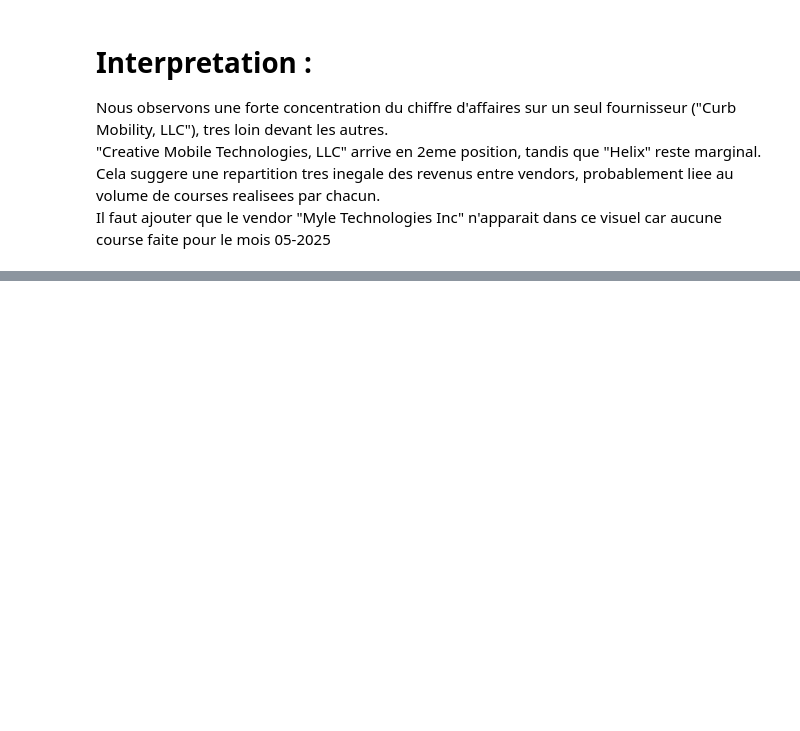
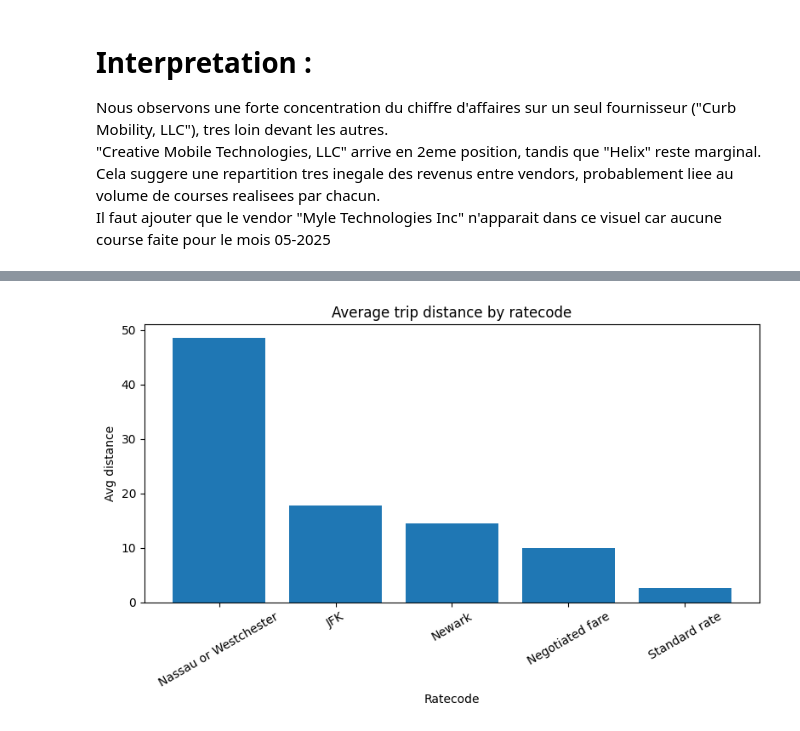
Before and after one commit to churre-cytech/projet_big_data_cytech_25, a Jupyter notebook: ex04_dashboard/ex04_eda.ipynb, the cells around one changed output, grey strips where cells are left out. Saved outputs shown, nothing was run; the diff lists cells and outputs as text; code cells hidden in the pictures; blank space fills up the shorter version.

```diff
--- a/ex04_dashboard/ex04_eda.ipynb
+++ b/ex04_dashboard/ex04_eda.ipynb
@@ -101,0 +104,11 @@ Il faut ajouter que le vendor "Myle Technologies Inc" n'apparait dans ce visuel
+# %%
+query_average_distance_ratecode = """
+SELECT r.ratecode_name, AVG(f.trip_distance) AS avg_distance
+FROM fact_trip f
+JOIN dim_ratecode r ON f.ratecode_id = r.ratecode_id
+GROUP BY r.ratecode_name
+ORDER BY avg_distance DESC;
+"""
+
+df_distance_ratecode = pd.read_sql(query_average_distance_ratecode, engine)
+df_distance_ratecode
@@ -101,0 +122,11 @@ Il faut ajouter que le vendor "Myle Technologies Inc" n'apparait dans ce visuel
+# %%
+plt.figure(figsize=(8,5))
+plt.bar(df_distance_ratecode["ratecode_name"], df_distance_ratecode["avg_distance"])
+plt.title("Average trip distance by ratecode")
+plt.xlabel("Ratecode")
+plt.ylabel("Avg distance")
+plt.xticks(rotation=30)
+plt.tight_layout()
+plt.show()
+# %% [output]
+[figure, added]
```
Also changed, not shown: parts of 5 cells of this notebook, 4 other files.
